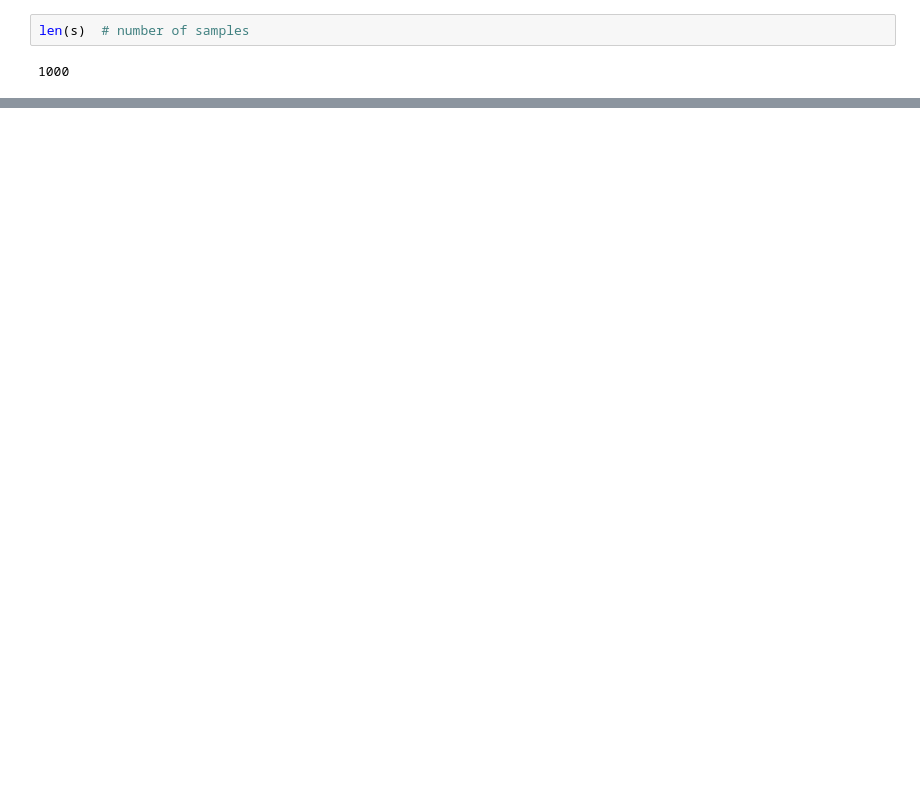
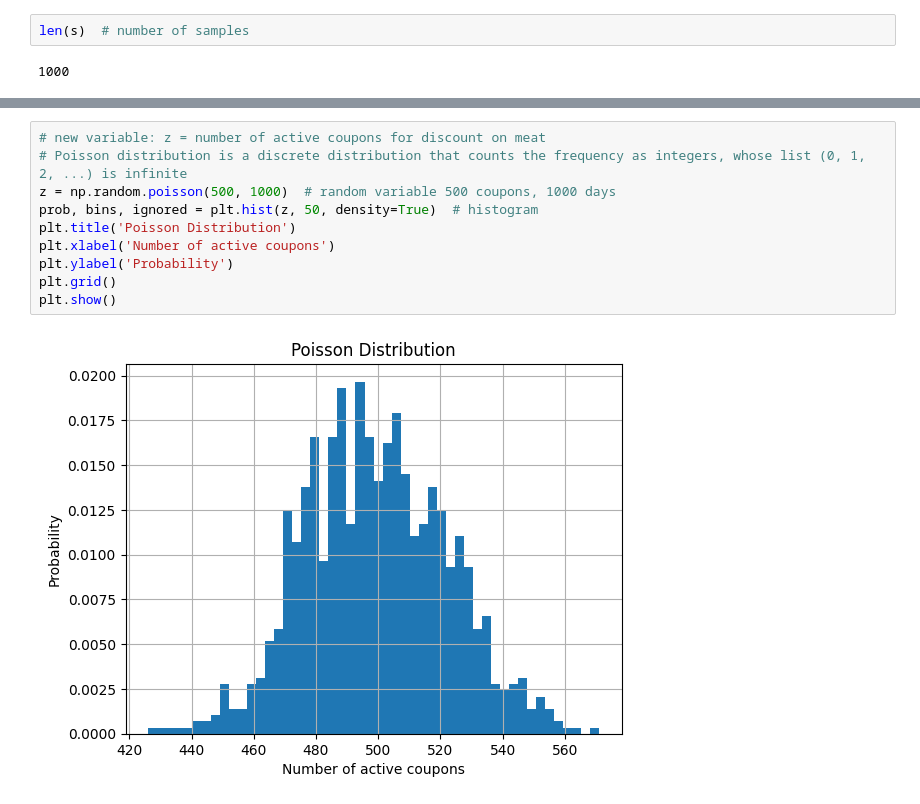
Before and after one commit to SiracencoSerghei/DataScienceHW, a Jupyter notebook: example_kaggle/les_2/les_2_1_kees.ipynb, the cells around one changed output, grey strips where cells are left out. Cells and saved outputs as stored; diff of their text form; blank space fills up the shorter version.

```diff
--- a/example_kaggle/les_2/les_2_1_kees.ipynb
+++ b/example_kaggle/les_2/les_2_1_kees.ipynb
@@ -45,0 +124,12 @@ array([0.0009619, 0.0097515, 0.04393  , 0.1171953, 0.2050841, 0.2460218,
+# %%
+# new variable: z = number of active coupons for discount on meat
+# Poisson distribution is a discrete distribution that counts the frequency as integers, whose list (0, 1, 2, ...) is infinite
+z = np.random.poisson(500, 1000)  # random variable 500 coupons, 1000 days
+prob, bins, ignored = plt.hist(z, 50, density=True)  # histogram
+plt.title('Poisson Distribution')
+plt.xlabel('Number of active coupons')
+plt.ylabel('Probability')
+plt.grid()
+plt.show()
+# %% [output]
+[figure, added]
```
Also changed, not shown: parts of 27 cells of this notebook.
